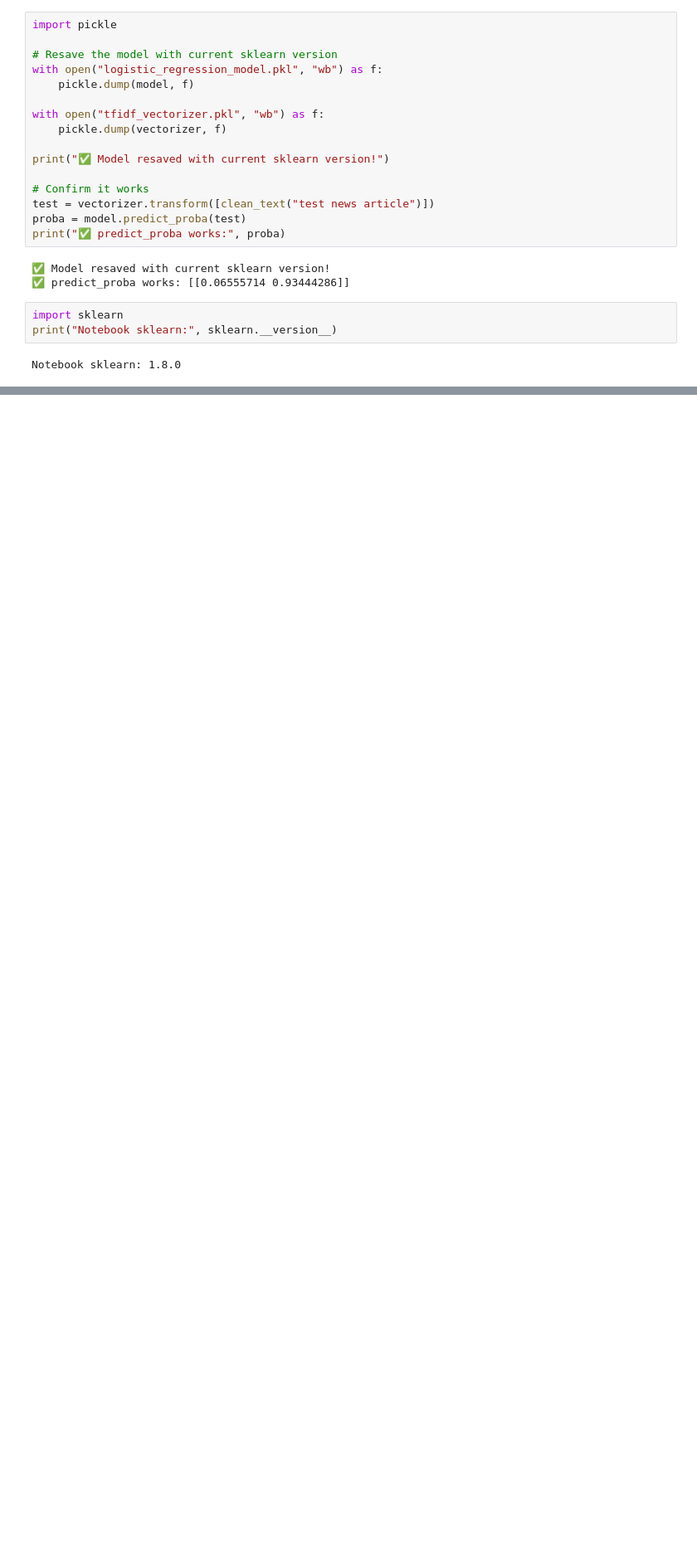
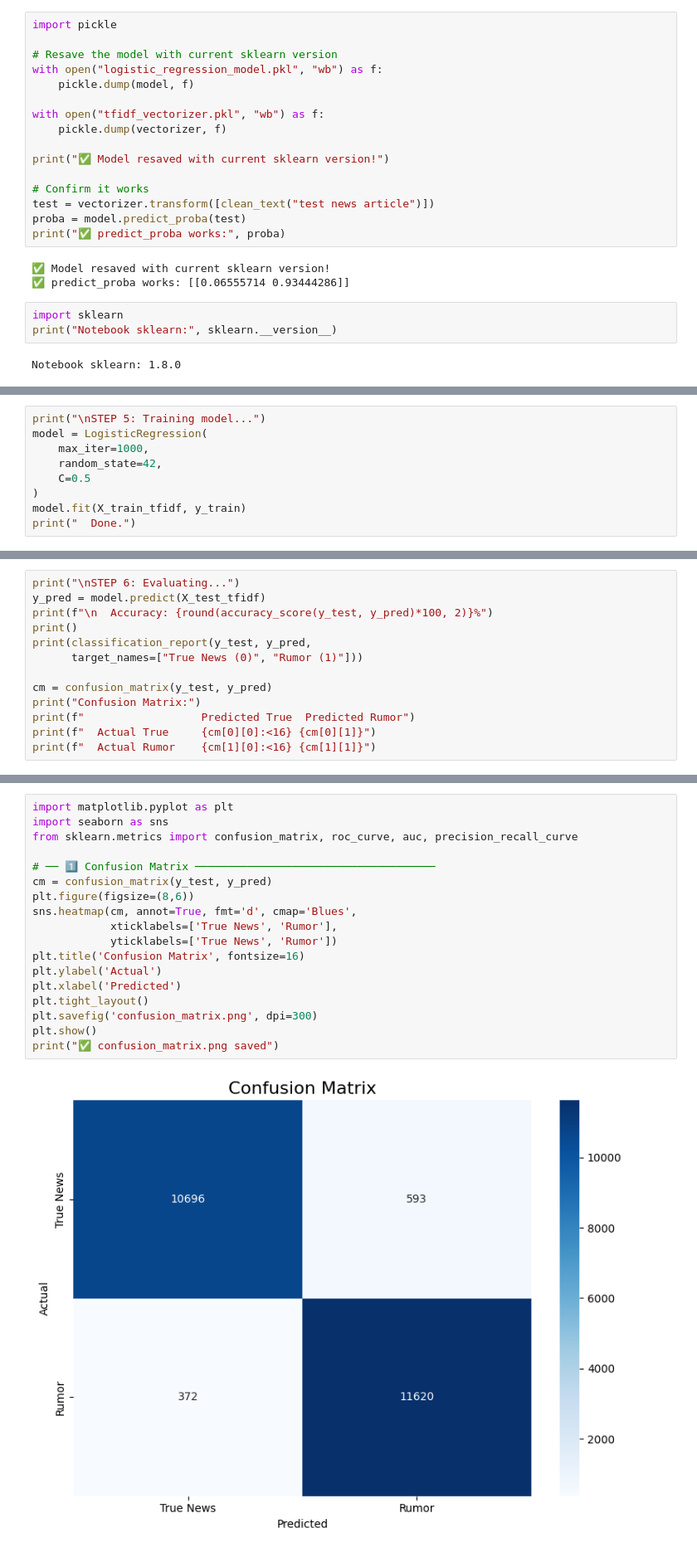
Before and after one commit to rajamanrazz78-web/Rumour-Detection-System, a Jupyter notebook: rumour.ipynb, the cells around one changed output, grey strips where cells are left out. Shown at 83% size. Cells and saved outputs as stored; diff of their text form; blank space fills up the shorter version.

```diff
--- a/rumour.ipynb
+++ b/rumour.ipynb
@@ -217,0 +357,9 @@ Notebook sklearn: 1.8.0
+# %%
+print("\nSTEP 5: Training model...")
+model = LogisticRegression(
+    max_iter=1000,
+    random_state=42,
+    C=0.5
+)
+model.fit(X_train_tfidf, y_train)
+print("  Done.")
@@ -217,0 +369,13 @@ Notebook sklearn: 1.8.0
+# %%
+print("\nSTEP 6: Evaluating...")
+y_pred = model.predict(X_test_tfidf)
+print(f"\n  Accuracy: {round(accuracy_score(y_test, y_pred)*100, 2)}%")
+print()
+print(classification_report(y_test, y_pred,
+      target_names=["True News (0)", "Rumor (1)"]))
+
+cm = confusion_matrix(y_test, y_pred)
+print("Confusion Matrix:")
+print(f"                  Predicted True  Predicted Rumor")
+print(f"  Actual True     {cm[0][0]:<16} {cm[0][1]}")
+print(f"  Actual Rumor    {cm[1][0]:<16} {cm[1][1]}")
@@ -217,0 +500,20 @@ Notebook sklearn: 1.8.0
+# %%
+import matplotlib.pyplot as plt
+import seaborn as sns
+from sklearn.metrics import confusion_matrix, roc_curve, auc, precision_recall_curve
+
+# ── 1️⃣ Confusion Matrix ─────────────────────────────────────
+cm = confusion_matrix(y_test, y_pred)
+plt.figure(figsize=(8,6))
+sns.heatmap(cm, annot=True, fmt='d', cmap='Blues',
+            xticklabels=['True News', 'Rumor'],
+            yticklabels=['True News', 'Rumor'])
+plt.title('Confusion Matrix', fontsize=16)
+plt.ylabel('Actual')
+plt.xlabel('Predicted')
+plt.tight_layout()
+plt.savefig('confusion_matrix.png', dpi=300)
+plt.show()
+print("✅ confusion_matrix.png saved")
+# %% [output]
+[figure, added]
```
Also changed, not shown: parts of 19 cells of this notebook, 1 other file.
